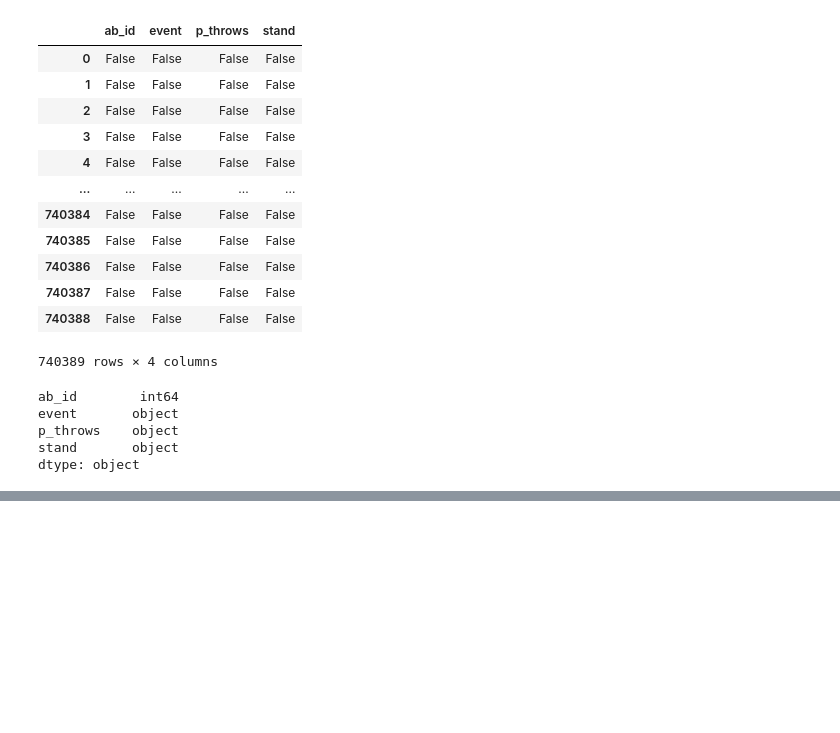
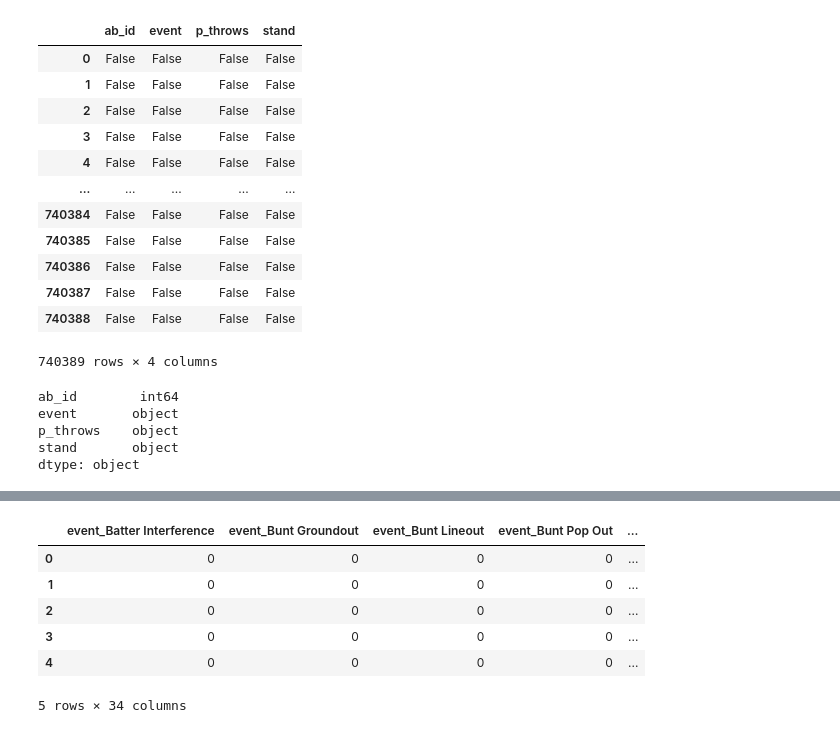
Before and after one commit to jtaulman/Bootcamp_Final_Project, a Jupyter notebook: FilteredData_atbats.ipynb, the cells around one changed output, grey strips where cells are left out. Drawn from its saved outputs; the diff is of its cells as text; code cells hidden in the pictures; blank space fills up the shorter version.

```diff
--- a/FilteredData_atbats.ipynb
+++ b/FilteredData_atbats.ipynb
@@ -60,0 +72,11 @@ dtype: object
+# %%
+event_df = pd.merge(atbats_df, df, left_index = True, right_index = True)
+event_df.head()
+# %% [output]
+|  | event_Batter Interference | event_Bunt Groundout | event_Bunt Lineout | event_Bunt Pop Out | ... |
+| 0 | 0 | 0 | 0 | 0 | ... |
+| 1 | 0 | 0 | 0 | 0 | ... |
+| 2 | 0 | 0 | 0 | 0 | ... |
+| 3 | 0 | 0 | 0 | 0 | ... |
+| 4 | 0 | 0 | 0 | 0 | ... |
+5 rows × 34 columns
```
Also changed, not shown: parts of 6 cells of this notebook.
